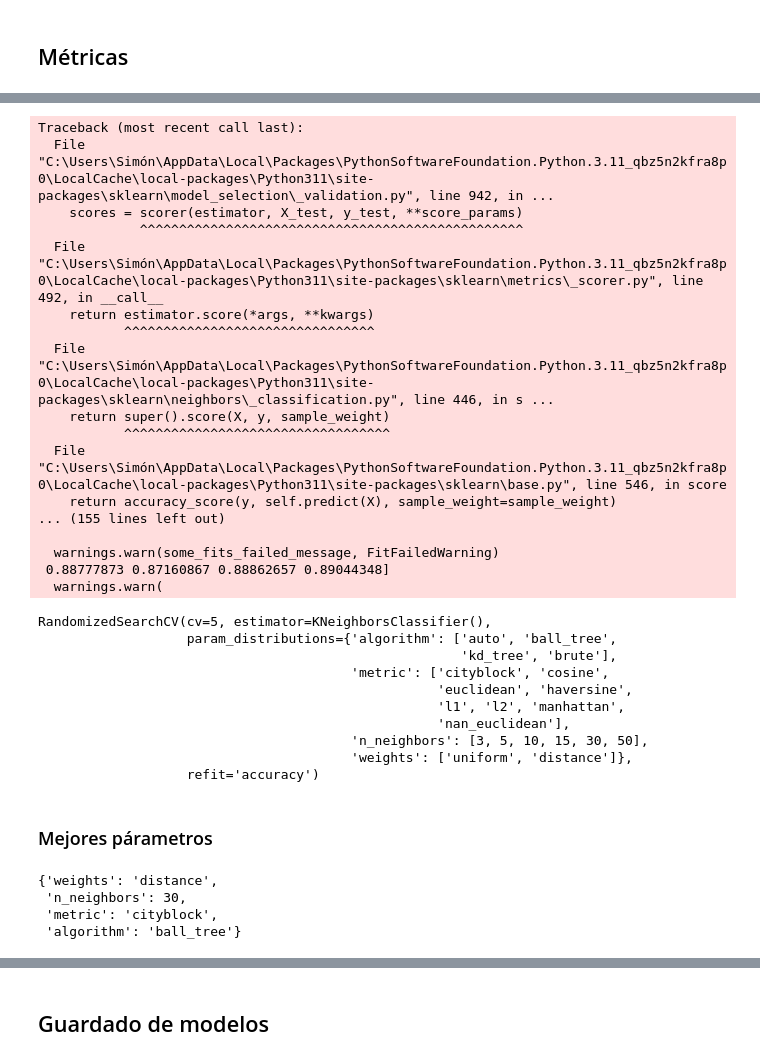
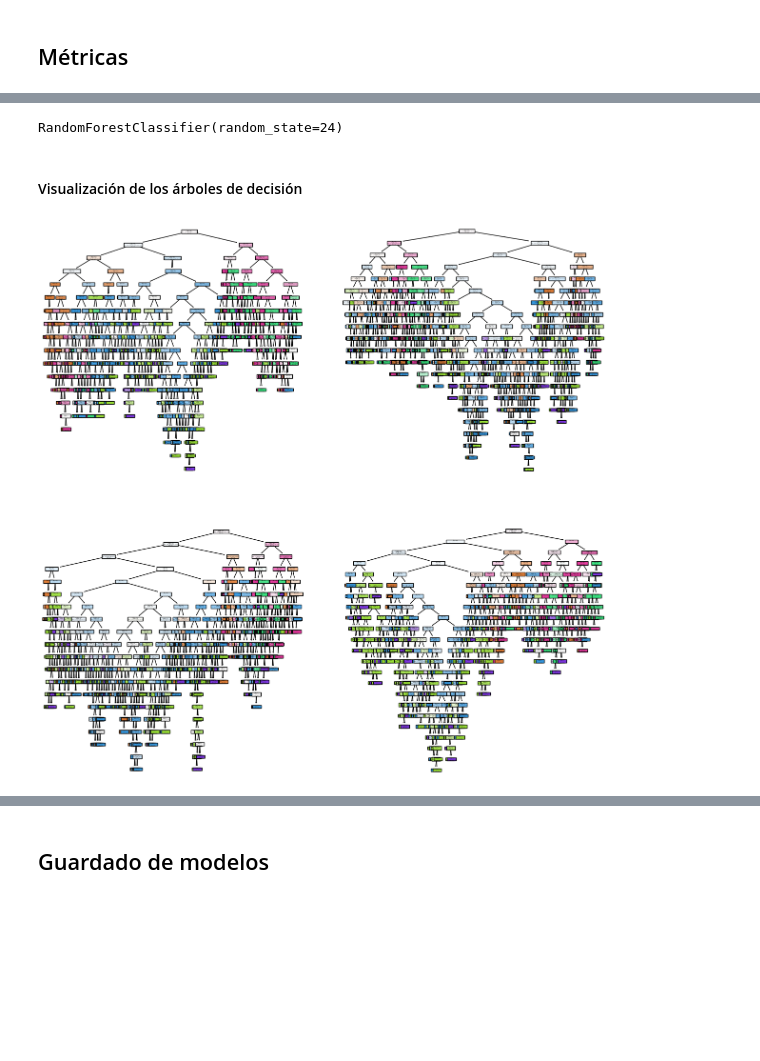
Before and after one commit to 4GeeksAcademy/sayons-intro-ml-new, a Jupyter notebook: src/09-k-means.ipynb, the cells around one changed output, grey strips where cells are left out. Cells and saved outputs as stored; diff of their text form; code cells hidden in the pictures; blank space fills up the shorter version.

```diff
--- a/src/09-k-means.ipynb
+++ b/src/09-k-means.ipynb
@@ -102,39 +90,5 @@ random_search = RandomizedSearchCV(estimator=knn_model,
 # %%
-random_search.fit(X_train, y_train)
+rf_classifier_model = RandomForestClassifier(random_state = 24)
+rf_classifier_model.fit(X_train, y_train)
 # %% [output]
-Traceback (most recent call last):
-  File "C:\Users\Simón\AppData\Local\Packages\PythonSoftwareFoundation.Python.3.11_qbz5n2kfra8p0\LocalCache\local-packages\Python311\site-packages\sklearn\model_selection\_validation.py", line 942, in ...
-    scores = scorer(estimator, X_test, y_test, **score_params)
-             ^^^^^^^^^^^^^^^^^^^^^^^^^^^^^^^^^^^^^^^^^^^^^^^^^
-  File "C:\Users\Simón\AppData\Local\Packages\PythonSoftwareFoundation.Python.3.11_qbz5n2kfra8p0\LocalCache\local-packages\Python311\site-packages\sklearn\metrics\_scorer.py", line 492, in __call__
-    return estimator.score(*args, **kwargs)
-           ^^^^^^^^^^^^^^^^^^^^^^^^^^^^^^^^
-  File "C:\Users\Simón\AppData\Local\Packages\PythonSoftwareFoundation.Python.3.11_qbz5n2kfra8p0\LocalCache\local-packages\Python311\site-packages\sklearn\neighbors\_classification.py", line 446, in s ...
-    return super().score(X, y, sample_weight)
-           ^^^^^^^^^^^^^^^^^^^^^^^^^^^^^^^^^^
-  File "C:\Users\Simón\AppData\Local\Packages\PythonSoftwareFoundation.Python.3.11_qbz5n2kfra8p0\LocalCache\local-packages\Python311\site-packages\sklearn\base.py", line 546, in score
-    return accuracy_score(y, self.predict(X), sample_weight=sample_weight)
-... (155 lines left out)
-
-  warnings.warn(some_fits_failed_message, FitFailedWarning)
- 0.88777873 0.87160867 0.88862657 0.89044348]
-  warnings.warn(
+RandomForestClassifier(random_state=24)
-RandomizedSearchCV(cv=5, estimator=KNeighborsClassifier(),
-                   param_distributions={'algorithm': ['auto', 'ball_tree',
-                                                      'kd_tree', 'brute'],
-                                        'metric': ['cityblock', 'cosine',
-                                                   'euclidean', 'haversine',
-                                                   'l1', 'l2', 'manhattan',
-                                                   'nan_euclidean'],
-                                        'n_neighbors': [3, 5, 10, 15, 30, 50],
-                                        'weights': ['uniform', 'distance']},
-                   refit='accuracy')
-# %% [markdown]
-### Mejores párametros
-# %%
-random_search.best_params_
-# %% [output]
-{'weights': 'distance',
- 'n_neighbors': 30,
- 'metric': 'cityblock',
- 'algorithm': 'ball_tree'}
@@ -144,0 +95,11 @@ y_pred_train = grid_knn.predict(X_train)
+# %% [markdown]
+#### Visualización de los árboles de decisión
+# %%
+fig, axis = plt.subplots(2, 2, figsize = (15, 15))
+tree.plot_tree(rf_classifier_model.estimators_[0], ax = axis[0, 0], feature_names = list(X_train.columns), class_names = True, filled = True)
+tree.plot_tree(rf_classifier_model.estimators_[1], ax = axis[0, 1], feature_names = list(X_train.columns), class_names = True, filled = True)
+tree.plot_tree(rf_classifier_model.estimators_[2], ax = axis[1, 0], feature_names = list(X_train.columns), class_names = True, filled = True)
+tree.plot_tree(rf_classifier_model.estimators_[3], ax = axis[1, 1], feature_names = list(X_train.columns), class_names = True, filled = True)
+plt.show()
+# %% [output]
+[figure, added]
```
Also changed, not shown: parts of 28 cells of this notebook, 15 other files.
